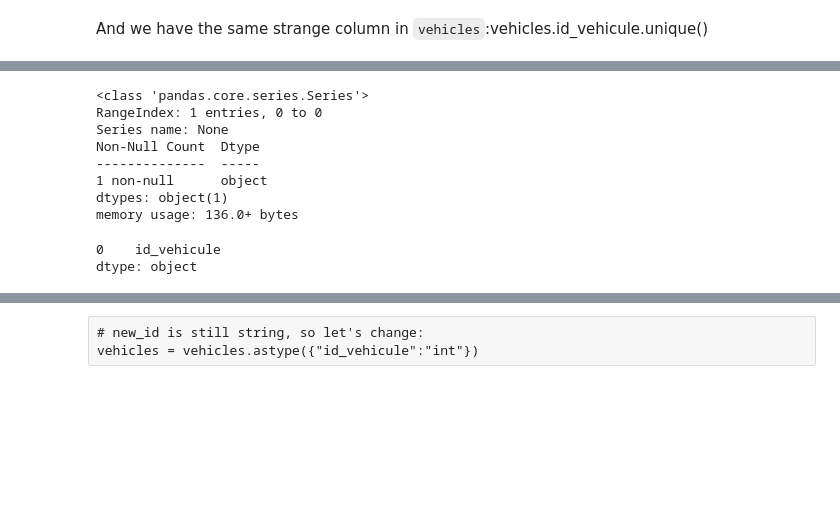
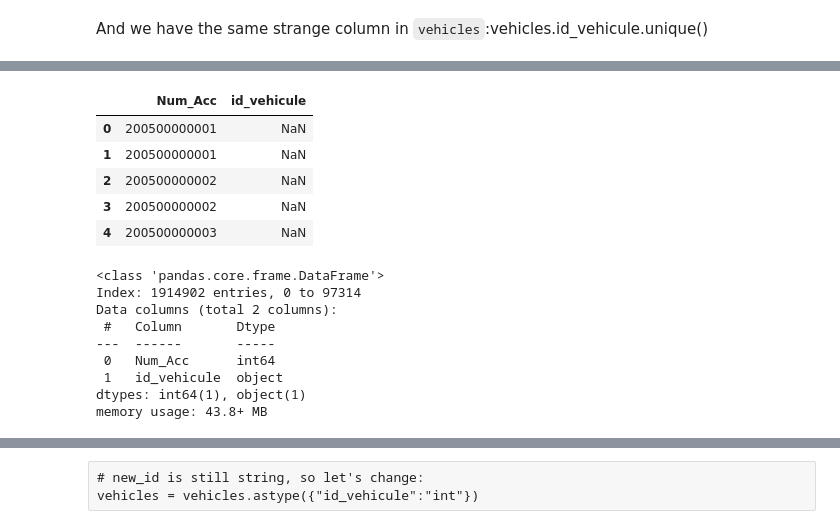
Before and after one commit to tiagoru/Road_accidents_france, a Jupyter notebook: raw_data_import.ipynb, the cells around one changed output, grey strips where cells are left out. Saved outputs shown, nothing was run; the diff lists cells and outputs as text; code cells hidden in the pictures; blank space fills up the shorter version.

```diff
--- a/raw_data_import.ipynb
+++ b/raw_data_import.ipynb
@@ -369,18 +369,25 @@ Data columns (total 11 columns):
  10  motor        float64
 dtypes: float64(7), int64(2), object(2)
 memory usage: 175.3+ MB
-# %%
-new_id_vehicles = pd.Series("id_vehicule")
-new_id_vehicles.info()
-new_id_vehicles.head()
-# %% [output]
-<class 'pandas.core.series.Series'>
-RangeIndex: 1 entries, 0 to 0
-Series name: None
-Non-Null Count  Dtype
---------------  -----
-1 non-null      object
-dtypes: object(1)
-memory usage: 136.0+ bytes
-0    id_vehicule
-dtype: object
+# %%
+vehicles_select = vehicles[['Num_Acc', 'id_vehicule']].sort_values(by = 'Num_Acc', ascending = True)
+vehicles_select.head()
+# %% [output]
+|  | Num_Acc | id_vehicule |
+| 0 | 200500000001 | NaN |
+| 1 | 200500000001 | NaN |
+| 2 | 200500000002 | NaN |
+| 3 | 200500000002 | NaN |
+| 4 | 200500000003 | NaN |
+# %%
+vehicles_select.info()
+# %% [output]
+<class 'pandas.core.frame.DataFrame'>
+Index: 1914902 entries, 0 to 97314
+Data columns (total 2 columns):
+ #   Column       Dtype
+---  ------       -----
+ 0   Num_Acc      int64
+ 1   id_vehicule  object
+dtypes: int64(1), object(1)
+memory usage: 43.8+ MB
```
Also changed, not shown: parts of 19 cells of this notebook, 5 other files.
